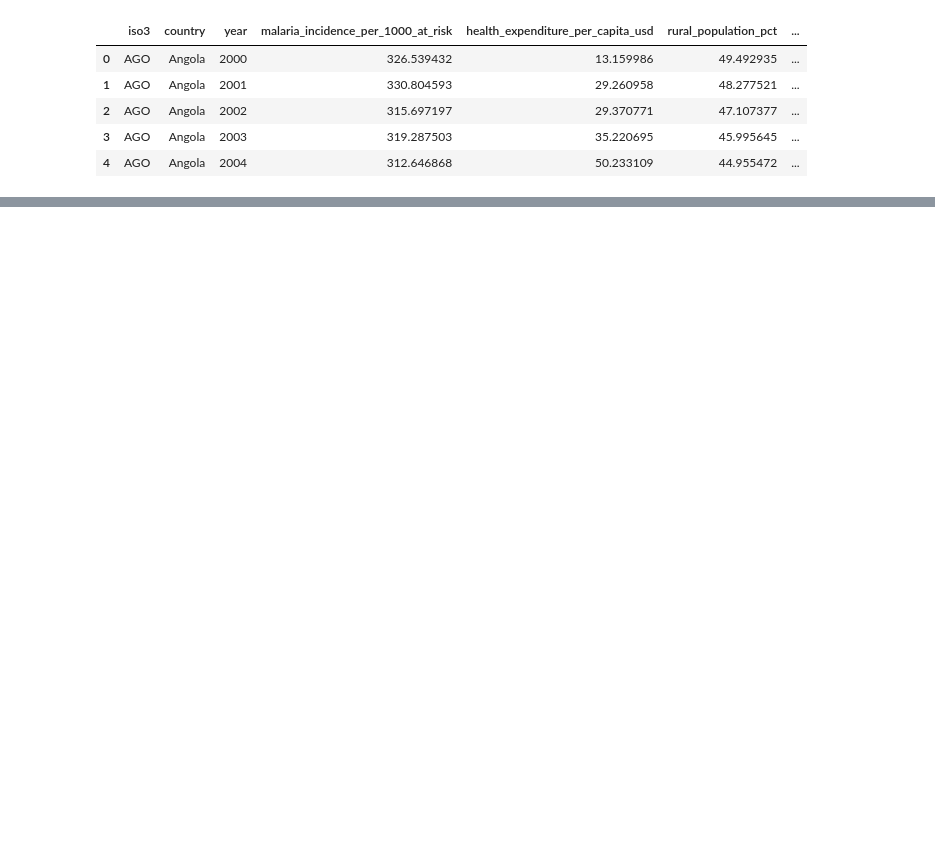
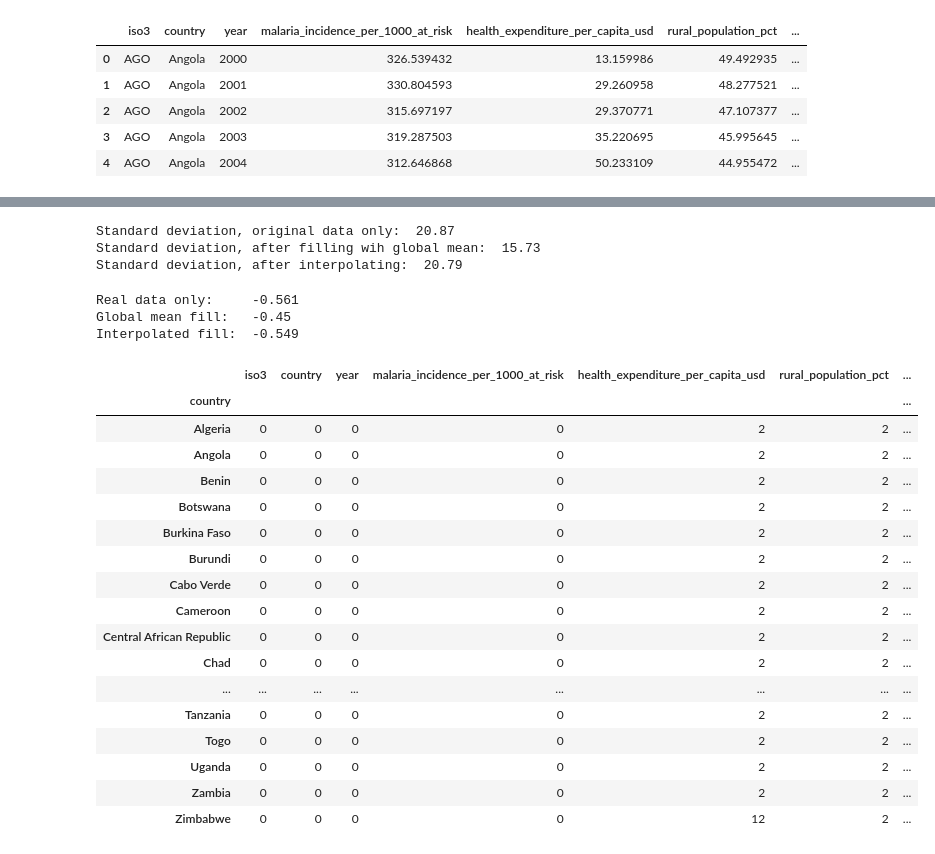
Before and after one commit to BodeMurairi2/linear_regression_model, a Jupyter notebook: summative/linear_regression/multivariate.ipynb, the cells around one changed output, grey strips where cells are left out. Saved outputs shown, nothing was run; the diff lists cells and outputs as text; code cells hidden in the pictures; blank space fills up the shorter version.

Commit message:
EDA complete and standardization

```diff
--- a/summative/linear_regression/multivariate.ipynb
+++ b/summative/linear_regression/multivariate.ipynb
@@ -16,0 +270,50 @@ data.head()
+# %%
+print("Standard deviation, original data only: ", round(data_sorted[col].std(), 2))
+print("Standard deviation, after filling wih global mean: ", round(global_mean_fill.std(), 2))
+print("Standard deviation, after interpolating: ", round(interpolated_fill.std(), 2))
+# %% [output]
+Standard deviation, original data only:  20.87
+Standard deviation, after filling wih global mean:  15.73
+Standard deviation, after interpolating:  20.79
+# %%
+target = "malaria_incidence_per_1000_at_risk"
+
+real_only_corr = data_sorted[[target, col]].corr().iloc[0, 1]
+
+df_mean = data_sorted.copy()
+df_mean[col] = global_mean_fill
+
+df_interp = data_sorted.copy()
+df_interp[col] = interpolated_fill
+
+print("Real data only:    ", round(data_sorted[[target, col]].corr().iloc[0, 1], 3))
+print("Global mean fill:  ", round(df_mean[[target, col]].corr().iloc[0, 1], 3))
+print("Interpolated fill: ", round(df_interp[[target, col]].corr().iloc[0, 1], 3))
+# %% [output]
+Real data only:     -0.561
+Global mean fill:   -0.45
+Interpolated fill:  -0.549
+# %%
+# missing values by country
+missing_by_country = data.groupby("country").apply(lambda df: df.isna().sum())
+
+missing_by_country
+# %% [output]
+|  | iso3 | country | year | malaria_incidence_per_1000_at_risk | health_expenditure_per_capita_usd | rural_population_pct | ... |
+| country |  |  |  |  |  |  | ... |
+| Algeria | 0 | 0 | 0 | 0 | 2 | 2 | ... |
+| Angola | 0 | 0 | 0 | 0 | 2 | 2 | ... |
+| Benin | 0 | 0 | 0 | 0 | 2 | 2 | ... |
+| Botswana | 0 | 0 | 0 | 0 | 2 | 2 | ... |
+| Burkina Faso | 0 | 0 | 0 | 0 | 2 | 2 | ... |
+| Burundi | 0 | 0 | 0 | 0 | 2 | 2 | ... |
+| Cabo Verde | 0 | 0 | 0 | 0 | 2 | 2 | ... |
+| Cameroon | 0 | 0 | 0 | 0 | 2 | 2 | ... |
+| Central African Republic | 0 | 0 | 0 | 0 | 2 | 2 | ... |
+| Chad | 0 | 0 | 0 | 0 | 2 | 2 | ... |
+| ... | ... | ... | ... | ... | ... | ... | ... |
+| Tanzania | 0 | 0 | 0 | 0 | 2 | 2 | ... |
+| Togo | 0 | 0 | 0 | 0 | 2 | 2 | ... |
+| Uganda | 0 | 0 | 0 | 0 | 2 | 2 | ... |
+| Zambia | 0 | 0 | 0 | 0 | 2 | 2 | ... |
+| Zimbabwe | 0 | 0 | 0 | 0 | 12 | 2 | ... |
```
Also changed, not shown: parts of 32 cells of this notebook, 3 other files.
